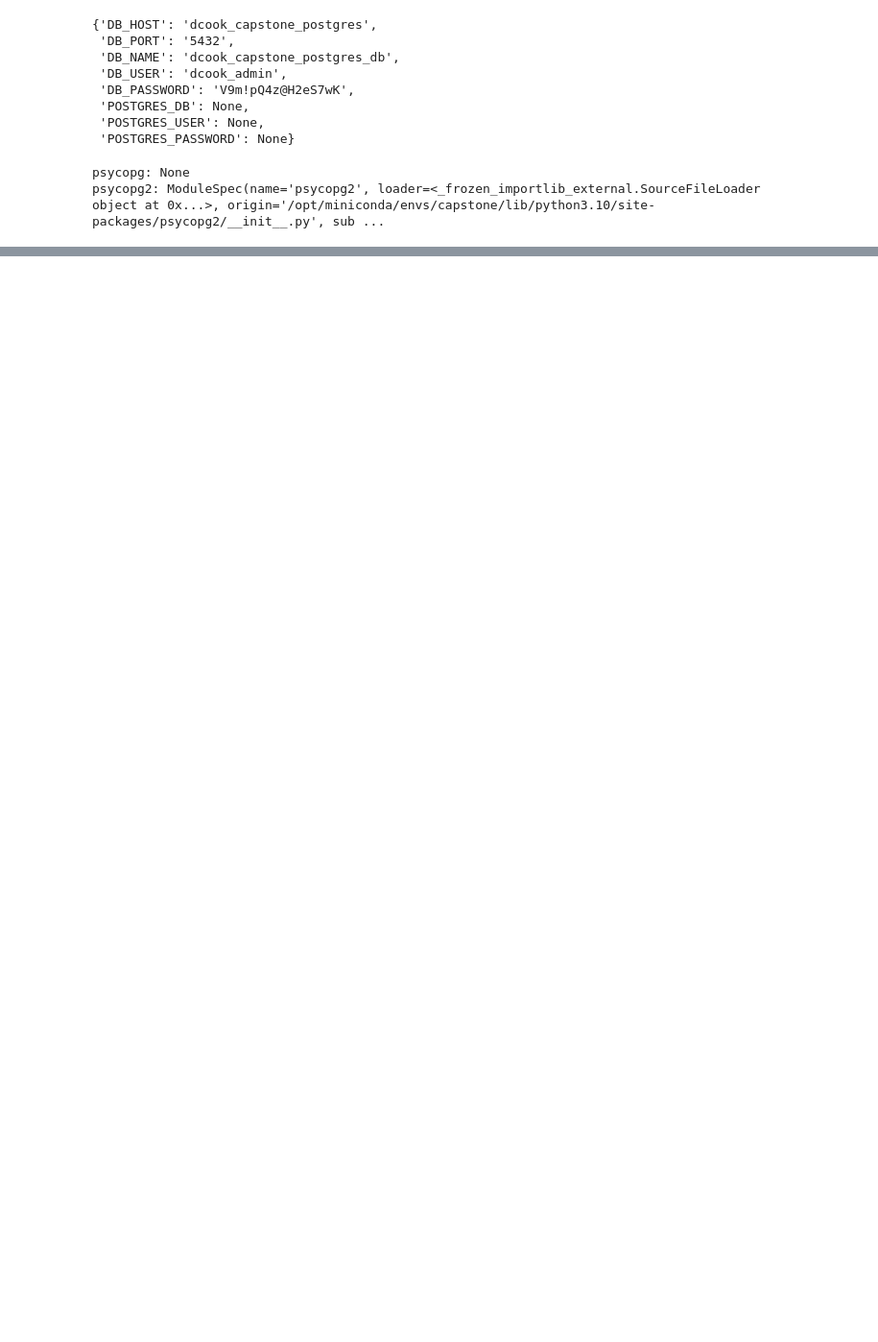
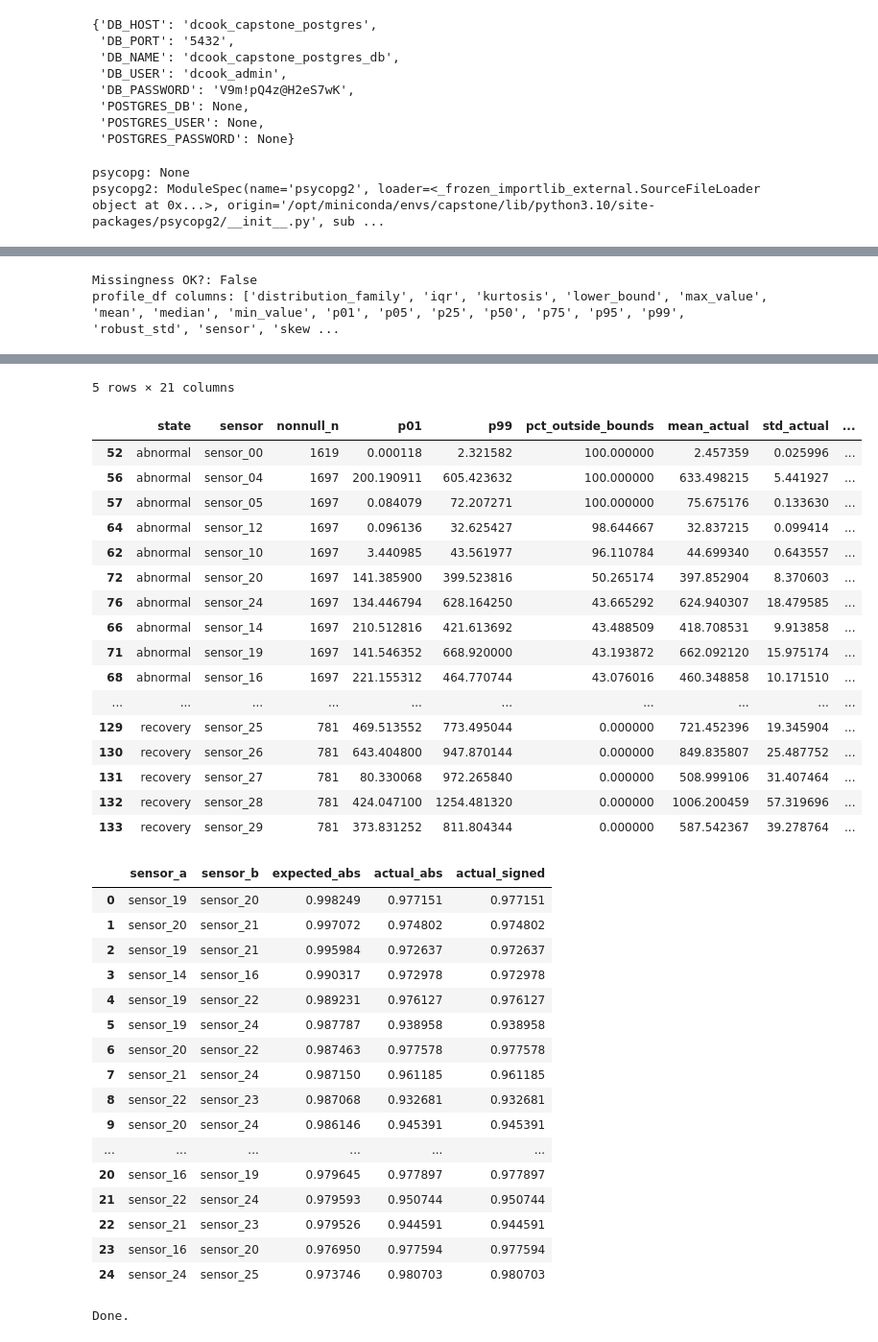
Before and after one commit to DCook-WGU/dcook-wgu-capstone-unified-predictive-maintenance-pipeline, a Jupyter notebook: notebooks/synthetic/run_synthetic.ipynb, the cells around one changed output, grey strips where cells are left out. Shown at 96% size. Drawn from its saved outputs; the diff is of its cells as text; code cells hidden in the pictures; blank space fills up the shorter version.

Commit message:
synthetic data generator updates

```diff
--- a/notebooks/synthetic/run_synthetic.ipynb
+++ b/notebooks/synthetic/run_synthetic.ipynb
@@ -1492,14 +1539,20 @@ print("target_missing_pct size:", 0 if not target_missing_pct else len(target_mi
 if target_missing_pct is None:
     print("Skipping missingness check: no target_missing_pct available")
 else:
-    miss_check = verify_missingness_exact(
+    # Force known all-null sensors to 100% missing (matches Silver PreEDA quarantine reality)
+    if isinstance(target_missing_pct, dict):
+        target_missing_pct = dict(target_missing_pct)  # defensive copy
+        target_missing_pct["sensor_15"] = 100.0
+
+    missing_report = verify_missingness_exact(
         synthetic_df,
         target_missing_pct=target_missing_pct,
-        sensors=SENSORS,
-        tol_pct_points=0.0,  # exact check; use 0.1 if rounding makes tiny diffs
+        sensors=generator.sensors,
+        tol_missing_rows=0,   # strict
     )
-    display(miss_check.head(30))
-    print("Missingness OK?:", bool(miss_check["ok"].all()))
+
+    display(missing_report.head(30))
+    print("Missingness OK?:", bool(missing_report["ok"].all()))
 
 # ---------------------------
 # 3) Profile bounds sanity
@@ -1563,3 +1616,4 @@ corr_check = verify_top_correlations(
 display(corr_check)
 
 print("Done.")
+# %% [output]
@@ -1565,0 +1640,2 @@ print("Done.")
+Missingness OK?: False
+profile_df columns: ['distribution_family', 'iqr', 'kurtosis', 'lower_bound', 'max_value', 'mean', 'median', 'min_value', 'p01', 'p05', 'p25', 'p50', 'p75', 'p95', 'p99', 'robust_std', 'sensor', 'skew ...
@@ -1566,3 +1648,39 @@ print("Done.")
+5 rows × 21 columns
+|  | state | sensor | nonnull_n | p01 | p99 | pct_outside_bounds | mean_actual | std_actual | ... |
+| 52 | abnormal | sensor_00 | 1619 | 0.000118 | 2.321582 | 100.000000 | 2.457359 | 0.025996 | ... |
+| 56 | abnormal | sensor_04 | 1697 | 200.190911 | 605.423632 | 100.000000 | 633.498215 | 5.441927 | ... |
+| 57 | abnormal | sensor_05 | 1697 | 0.084079 | 72.207271 | 100.000000 | 75.675176 | 0.133630 | ... |
+| 64 | abnormal | sensor_12 | 1697 | 0.096136 | 32.625427 | 98.644667 | 32.837215 | 0.099414 | ... |
+| 62 | abnormal | sensor_10 | 1697 | 3.440985 | 43.561977 | 96.110784 | 44.699340 | 0.643557 | ... |
+| 72 | abnormal | sensor_20 | 1697 | 141.385900 | 399.523816 | 50.265174 | 397.852904 | 8.370603 | ... |
+| 76 | abnormal | sensor_24 | 1697 | 134.446794 | 628.164250 | 43.665292 | 624.940307 | 18.479585 | ... |
+| 66 | abnormal | sensor_14 | 1697 | 210.512816 | 421.613692 | 43.488509 | 418.708531 | 9.913858 | ... |
+| 71 | abnormal | sensor_19 | 1697 | 141.546352 | 668.920000 | 43.193872 | 662.092120 | 15.975174 | ... |
+| 68 | abnormal | sensor_16 | 1697 | 221.155312 | 464.770744 | 43.076016 | 460.348858 | 10.171510 | ... |
+| ... | ... | ... | ... | ... | ... | ... | ... | ... | ... |
+| 129 | recovery | sensor_25 | 781 | 469.513552 | 773.495044 | 0.000000 | 721.452396 | 19.345904 | ... |
+| 130 | recovery | sensor_26 | 781 | 643.404800 | 947.870144 | 0.000000 | 849.835807 | 25.487752 | ... |
+| 131 | recovery | sensor_27 | 781 | 80.330068 | 972.265840 | 0.000000 | 508.999106 | 31.407464 | ... |
+| 132 | recovery | sensor_28 | 781 | 424.047100 | 1254.481320 | 0.000000 | 1006.200459 | 57.319696 | ... |
+| 133 | recovery | sensor_29 | 781 | 373.831252 | 811.804344 | 0.000000 | 587.542367 | 39.278764 | ... |
+|  | sensor_a | sensor_b | expected_abs | actual_abs | actual_signed |
+| 0 | sensor_19 | sensor_20 | 0.998249 | 0.977151 | 0.977151 |
+| 1 | sensor_20 | sensor_21 | 0.997072 | 0.974802 | 0.974802 |
+| 2 | sensor_19 | sensor_21 | 0.995984 | 0.972637 | 0.972637 |
+| 3 | sensor_14 | sensor_16 | 0.990317 | 0.972978 | 0.972978 |
+| 4 | sensor_19 | sensor_22 | 0.989231 | 0.976127 | 0.976127 |
+| 5 | sensor_19 | sensor_24 | 0.987787 | 0.938958 | 0.938958 |
+| 6 | sensor_20 | sensor_22 | 0.987463 | 0.977578 | 0.977578 |
+| 7 | sensor_21 | sensor_24 | 0.987150 | 0.961185 | 0.961185 |
+| 8 | sensor_22 | sensor_23 | 0.987068 | 0.932681 | 0.932681 |
+| 9 | sensor_20 | sensor_24 | 0.986146 | 0.945391 | 0.945391 |
+| ... | ... | ... | ... | ... | ... |
+| 20 | sensor_16 | sensor_19 | 0.979645 | 0.977897 | 0.977897 |
+| 21 | sensor_22 | sensor_24 | 0.979593 | 0.950744 | 0.950744 |
+| 22 | sensor_21 | sensor_23 | 0.979526 | 0.944591 | 0.944591 |
+| 23 | sensor_16 | sensor_20 | 0.976950 | 0.977594 | 0.977594 |
+| 24 | sensor_24 | sensor_25 | 0.973746 | 0.980703 | 0.980703 |
+Done.
 # %%
 ep0 = synthetic_df.loc[synthetic_df["meta__episode_id"] == 0].copy()
 print(ep0["stream_state"].value_counts())
```
Also changed, not shown: parts of 17 cells of this notebook, 3 other files.
